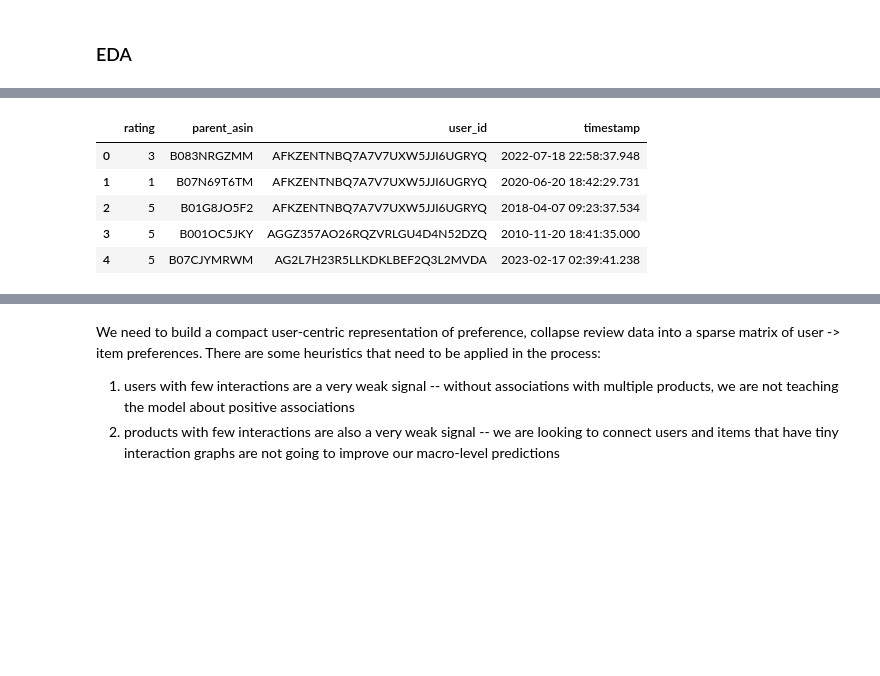
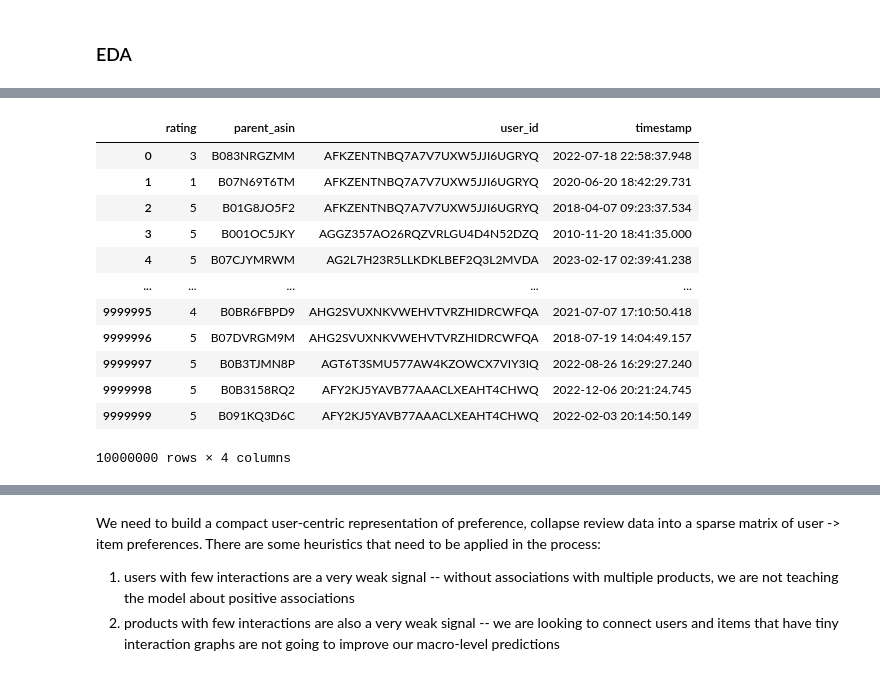
Before and after one commit to auto-d/deepcart, a Jupyter notebook: notebooks/eda.ipynb, the cells around one changed output, grey strips where cells are left out. Saved outputs shown, nothing was run; the diff lists cells and outputs as text; code cells hidden in the pictures; blank space fills up the shorter version.

```diff
--- a/notebooks/eda.ipynb
+++ b/notebooks/eda.ipynb
@@ -222,12 +257,19 @@ import pandas as pd
 reviews = pd.read_parquet("../data/2023/Electronics_min.parquet")
 items = pd.read_parquet("../data/2023/meta_Electronics.parquet")
 # %%
-reviews.head()
+reviews
 # %% [output]
 |  | rating | parent_asin | user_id | timestamp |
 | 0 | 3 | B083NRGZMM | AFKZENTNBQ7A7V7UXW5JJI6UGRYQ | 2022-07-18 22:58:37.948 |
 | 1 | 1 | B07N69T6TM | AFKZENTNBQ7A7V7UXW5JJI6UGRYQ | 2020-06-20 18:42:29.731 |
 | 2 | 5 | B01G8JO5F2 | AFKZENTNBQ7A7V7UXW5JJI6UGRYQ | 2018-04-07 09:23:37.534 |
 | 3 | 5 | B001OC5JKY | AGGZ357AO26RQZVRLGU4D4N52DZQ | 2010-11-20 18:41:35.000 |
 | 4 | 5 | B07CJYMRWM | AG2L7H23R5LLKDKLBEF2Q3L2MVDA | 2023-02-17 02:39:41.238 |
+| ... | ... | ... | ... | ... |
+| 9999995 | 4 | B0BR6FBPD9 | AHG2SVUXNKVWEHVTVRZHIDRCWFQA | 2021-07-07 17:10:50.418 |
+| 9999996 | 5 | B07DVRGM9M | AHG2SVUXNKVWEHVTVRZHIDRCWFQA | 2018-07-19 14:04:49.157 |
+| 9999997 | 5 | B0B3TJMN8P | AGT6T3SMU577AW4KZOWCX7VIY3IQ | 2022-08-26 16:29:27.240 |
+| 9999998 | 5 | B0B3158RQ2 | AFY2KJ5YAVB77AAACLXEAHT4CHWQ | 2022-12-06 20:21:24.745 |
+| 9999999 | 5 | B091KQ3D6C | AFY2KJ5YAVB77AAACLXEAHT4CHWQ | 2022-02-03 20:14:50.149 |
+10000000 rows × 4 columns
 # %%
```
Also changed, not shown: parts of 34 cells of this notebook.
